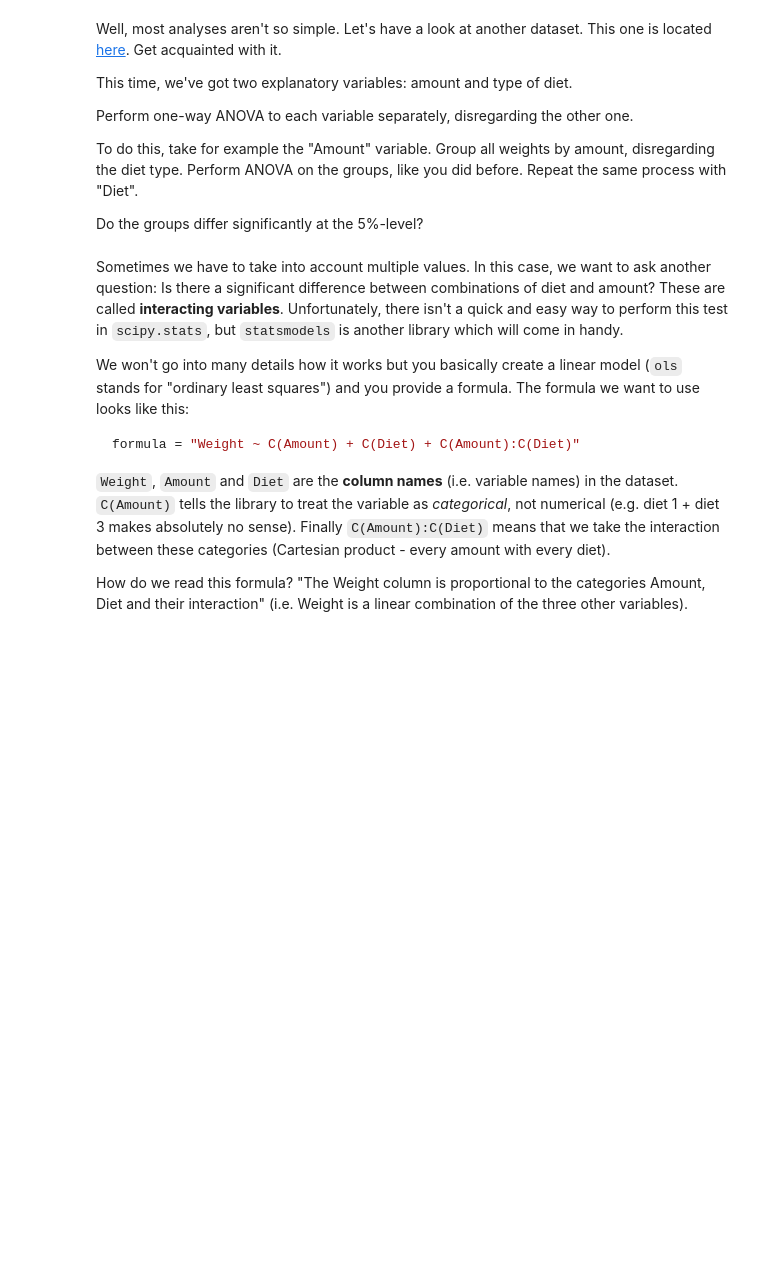
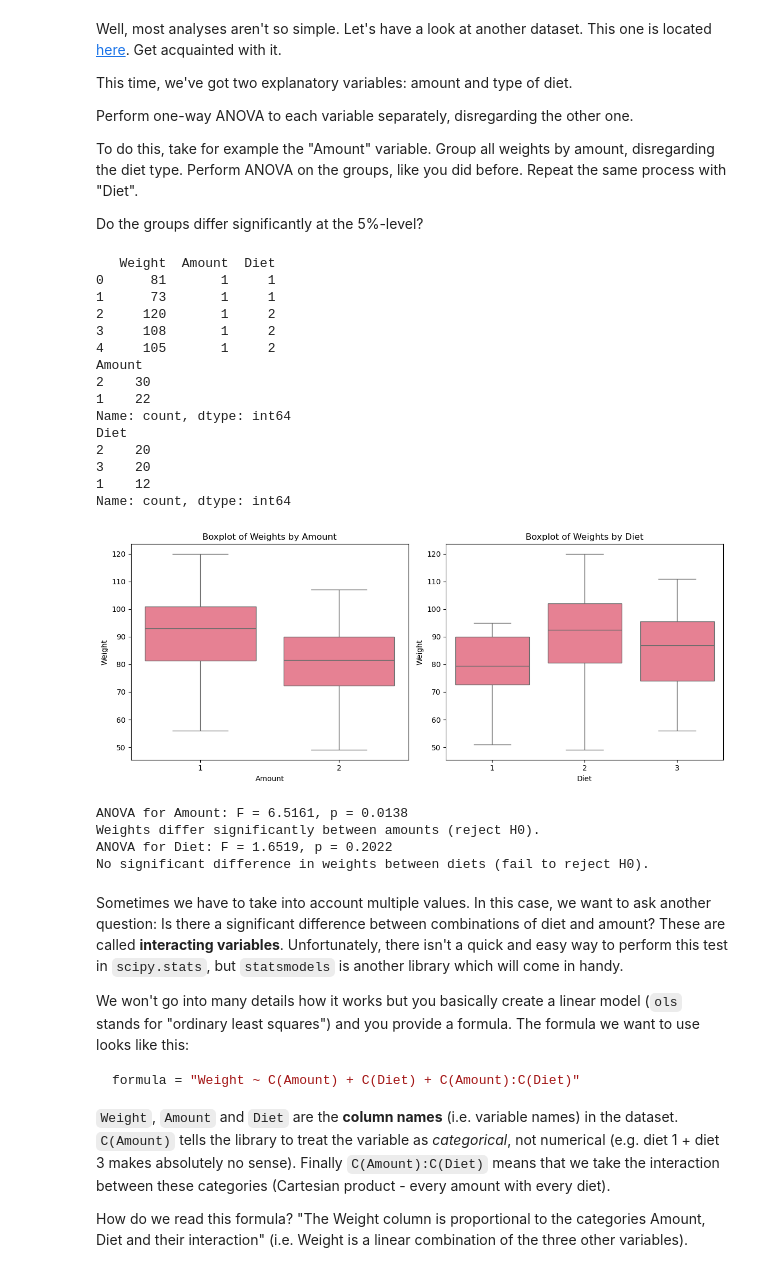
Before and after one commit to Araychev/UPSKILL-AI-and-Machine-Learning---2025, a Jupyter notebook: Math Concepts for Developers - март 2025/Exercise_Hypothesis-Testing/Hypothesis Testing Exercise.ipynb, the cells around one changed output. Cells and saved outputs as stored; diff of their text form; code cells hidden in the pictures; blank space fills up the shorter version.

```diff
--- a/Math Concepts for Developers - март 2025/Exercise_Hypothesis-Testing/Hypothesis Testing Exercise.ipynb
+++ b/Math Concepts for Developers - март 2025/Exercise_Hypothesis-Testing/Hypothesis Testing Exercise.ipynb
@@ -199,3 +197,62 @@ Do the groups differ significantly at the 5%-level?
+# %%
+# Read the ratfeed dataset, skipping the first 33 rows (header and comments)
+rats = pd.read_csv('data/ratfeed.dat', delim_whitespace=True, skiprows=33, names=['Weight', 'Amount', 'Diet'])
+
+# Explore the data
+print(rats.head())
+print(rats['Amount'].value_counts())
+print(rats['Diet'].value_counts())
+
+# Boxplots for visualization
+plt.figure(figsize=(12, 5))
+plt.subplot(1, 2, 1)
+sns.boxplot(data=rats, x='Amount', y='Weight')
+plt.title('Boxplot of Weights by Amount')
+
+plt.subplot(1, 2, 2)
+sns.boxplot(data=rats, x='Diet', y='Weight')
+plt.title('Boxplot of Weights by Diet')
+plt.tight_layout()
+plt.show()
+
+# One-way ANOVA for Amount
+amount_groups = [group['Weight'].values for _, group in rats.groupby('Amount')]
+f_amount, p_amount = stats.f_oneway(*amount_groups)
+print(f"ANOVA for Amount: F = {f_amount:.4f}, p = {p_amount:.4f}")
+if p_amount < alpha:
+    print("Weights differ significantly between amounts (reject H0).")
+else:
+    print("No significant difference in weights between amounts (fail to reject H0).")
+
+# One-way ANOVA for Diet
+diet_groups = [group['Weight'].values for _, group in rats.groupby('Diet')]
+f_diet, p_diet = stats.f_oneway(*diet_groups)
+print(f"ANOVA for Diet: F = {f_diet:.4f}, p = {p_diet:.4f}")
+if p_diet < alpha:
+    print("Weights differ significantly between diets (reject H0).")
+else:
+    print("No significant difference in weights between diets (fail to reject H0).")
+# %% [output]
+   Weight  Amount  Diet
+0      81       1     1
+1      73       1     1
+2     120       1     2
+3     108       1     2
+4     105       1     2
+Amount
+2    30
+1    22
+Name: count, dtype: int64
+Diet
+2    20
+3    20
+1    12
+Name: count, dtype: int64
+[figure, added]
+ANOVA for Amount: F = 6.5161, p = 0.0138
+Weights differ significantly between amounts (reject H0).
+ANOVA for Diet: F = 1.6519, p = 0.2022
+No significant difference in weights between diets (fail to reject H0).
 # %% [markdown]
 Sometimes we have to take into account multiple values. In this case, we want to ask another question: Is there a significant difference between combinations of diet and amount? These are called **interacting variables**. Unfortunately, there isn't a quick and easy way to perform this test in `scipy.stats`, but `statsmodels` is another library which will come in handy.
 
```
Also changed, not shown: parts of 1 cell of this notebook.
